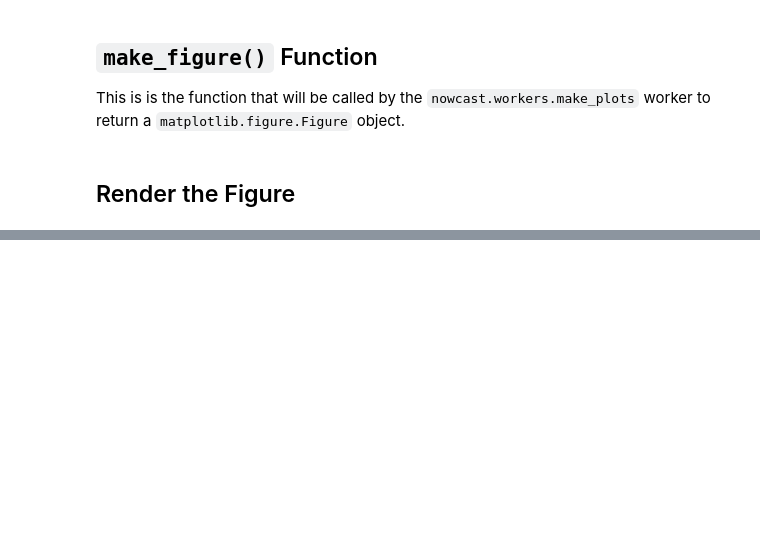
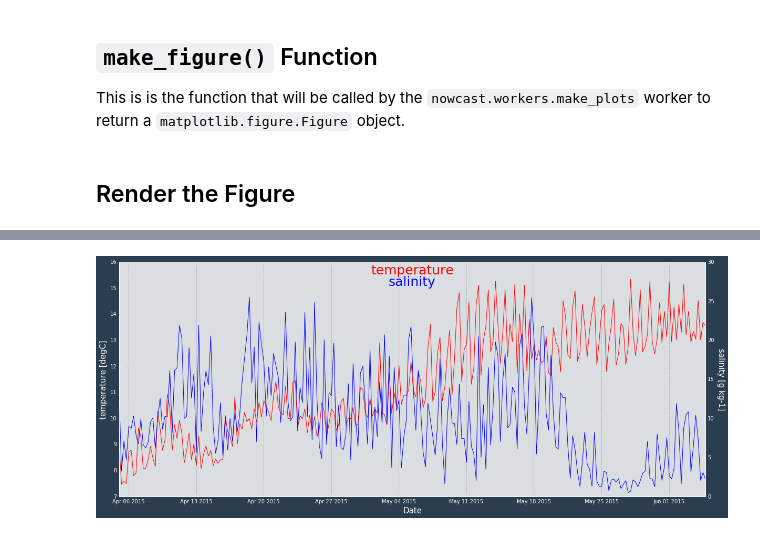
Before and after one commit to SalishSeaCast/SalishSeaNowcast, a Jupyter notebook: notebooks/figures/research/DevelopTimeSeriesPlots.ipynb, the cells around one changed output, grey strips where cells are left out. Cells and saved outputs as stored; diff of their text form; code cells hidden in the pictures; blank space fills up the shorter version.

```diff
--- a/notebooks/figures/research/DevelopTimeSeriesPlots.ipynb
+++ b/notebooks/figures/research/DevelopTimeSeriesPlots.ipynb
@@ -124,0 +168,9 @@ fig = make_figure(xr_dataset, left_variable, right_variable, time_slice, place)
+# %%
+xr_dataset = xr.open_dataset('https://salishsea.eos.ubc.ca/erddap/griddap/ubcSSg3DTracerFields1hV17-02')
+left_variable = 'temperature'
+right_variable = 'salinity'
+# %%
+%%timeit -n1 -r1
+reload(nowcast.figures.website_theme) # to reload website theme colours etc
+fig = make_figure(xr_dataset, left_variable, right_variable, place)
+# %% [output]
@@ -124,0 +178 @@ fig = make_figure(xr_dataset, left_variable, right_variable, time_slice, place)
+[figure, added]
```
Also changed, not shown: parts of 16 cells of this notebook, 1 other file.
